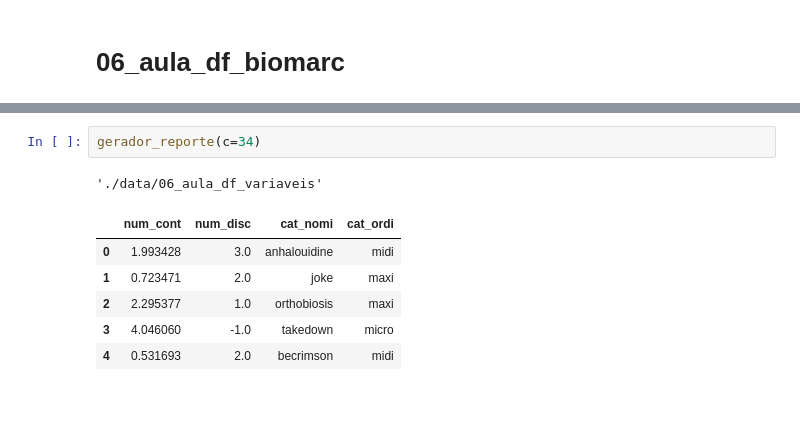
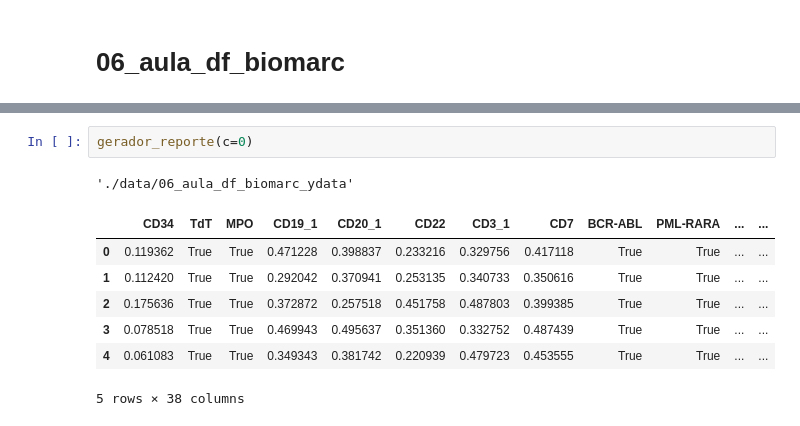
Before and after one commit to Laboratorio-de-Analise-de-Dados/disciplina_python_ml, a Jupyter notebook: dev/script/aulas_teoricas/ydata-profiling.ipynb, the cells around one changed output, grey strips where cells are left out. Saved outputs shown, nothing was run; the diff lists cells and outputs as text.

```diff
--- a/dev/script/aulas_teoricas/ydata-profiling.ipynb
+++ b/dev/script/aulas_teoricas/ydata-profiling.ipynb
@@ -99,10 +107,11 @@ ModuleNotFoundError: No module named 'pandas.core.indexes.numeric'
 # %%
-gerador_reporte(c=34)
+gerador_reporte(c=0)
 # %% [output]
-'./data/06_aula_df_variaveis'
+'./data/06_aula_df_biomarc_ydata'
-|  | num_cont | num_disc | cat_nomi | cat_ordi |
-| 0 | 1.993428 | 3.0 | anhalouidine | midi |
-| 1 | 0.723471 | 2.0 | joke | maxi |
-| 2 | 2.295377 | 1.0 | orthobiosis | maxi |
-| 3 | 4.046060 | -1.0 | takedown | micro |
-| 4 | 0.531693 | 2.0 | becrimson | midi |
+|  | CD34 | TdT | MPO | CD19_1 | CD20_1 | CD22 | CD3_1 | CD7 | BCR-ABL | PML-RARA | ... | ... |
+| 0 | 0.119362 | True | True | 0.471228 | 0.398837 | 0.233216 | 0.329756 | 0.417118 | True | True | ... | ... |
+| 1 | 0.112420 | True | True | 0.292042 | 0.370941 | 0.253135 | 0.340733 | 0.350616 | True | True | ... | ... |
+| 2 | 0.175636 | True | True | 0.372872 | 0.257518 | 0.451758 | 0.487803 | 0.399385 | True | True | ... | ... |
+| 3 | 0.078518 | True | True | 0.469943 | 0.495637 | 0.351360 | 0.332752 | 0.487439 | True | True | ... | ... |
+| 4 | 0.061083 | True | True | 0.349343 | 0.381742 | 0.220939 | 0.479723 | 0.453555 | True | True | ... | ... |
+5 rows × 38 columns
```
Also changed, not shown: parts of 5 cells of this notebook, 10 other files.
